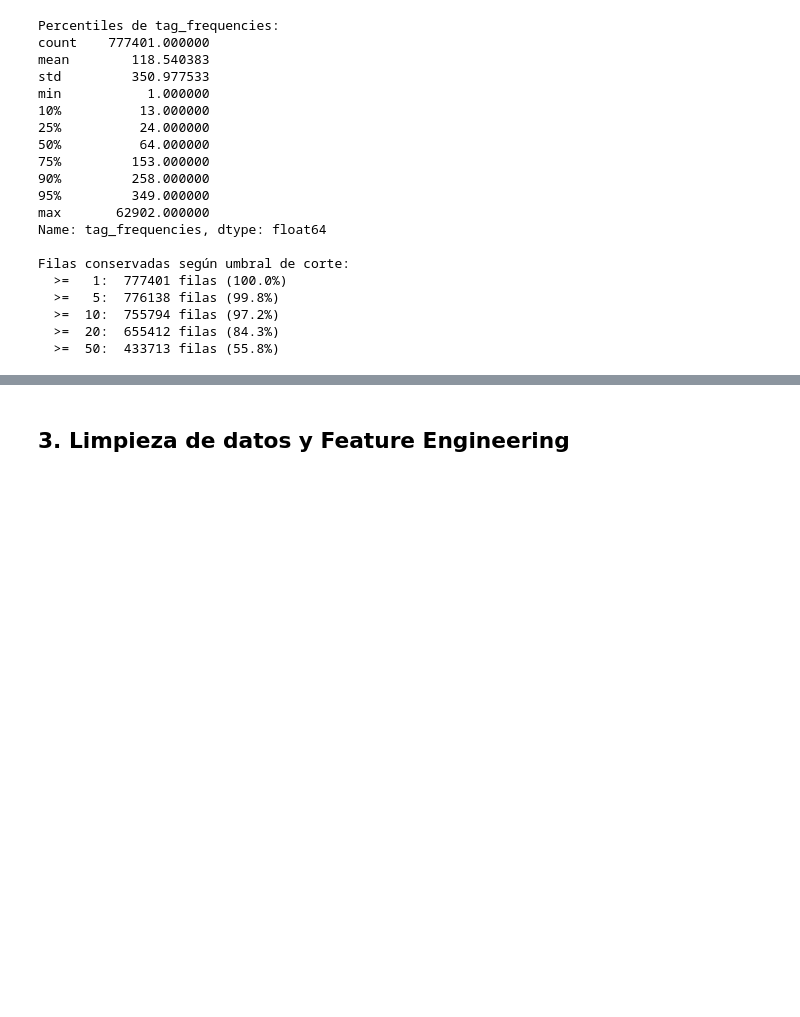
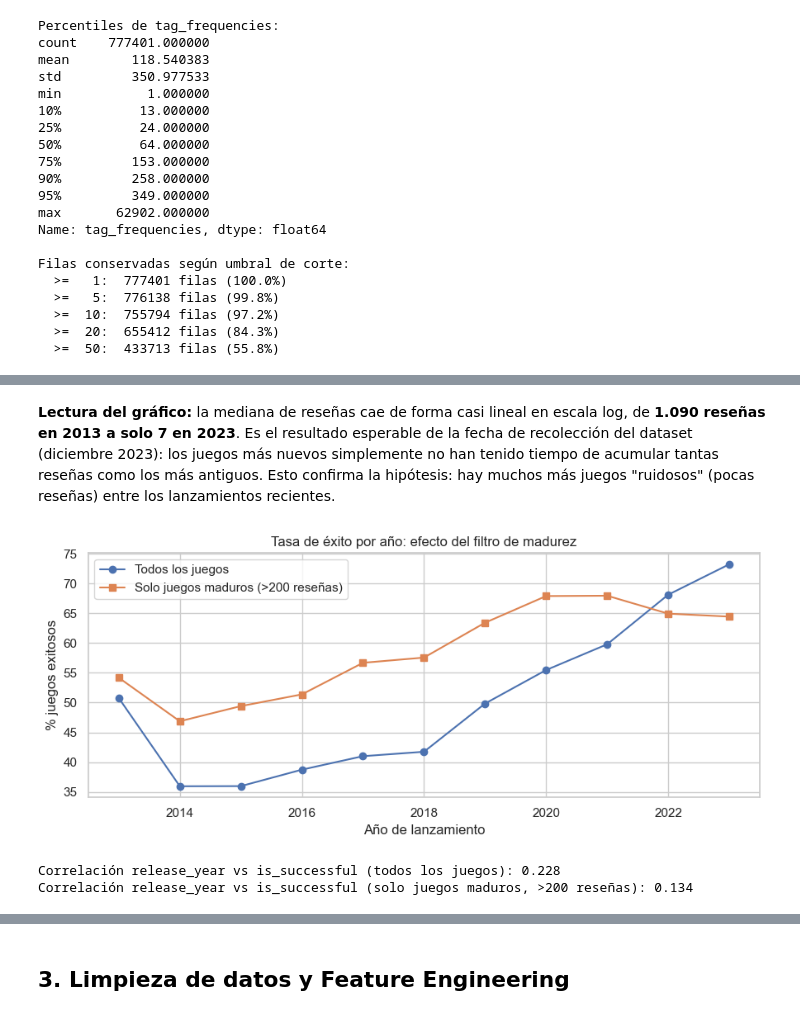
Before and after one commit to HichiroXD/Proyecto_IA_1, a Jupyter notebook: notebook/steam_analysis.ipynb, the cells around one changed output, grey strips where cells are left out. Drawn from its saved outputs; the diff is of its cells as text; code cells hidden in the pictures; blank space fills up the shorter version.

```diff
--- a/notebook/steam_analysis.ipynb
+++ b/notebook/steam_analysis.ipynb
@@ -205,0 +310,31 @@ Filas conservadas según umbral de corte:
+# %% [markdown]
+**Lectura del gráfico:** la mediana de reseñas cae de forma casi lineal en escala log, de
+**1.090 reseñas en 2013 a solo 7 en 2023**. Es el resultado esperable de la fecha de
+recolección del dataset (diciembre 2023): los juegos más nuevos simplemente no han tenido
+tiempo de acumular tantas reseñas como los más antiguos. Esto confirma la hipótesis: hay
+muchos más juegos "ruidosos" (pocas reseñas) entre los lanzamientos recientes.
+# %%
+# Comparación: tasa de éxito por año, con y sin juegos de bajo volumen de reseñas
+df_mature = df_games[df_games['total_reviews'] > 200]
+
+all_rate = df_games.groupby('release_year')['is_successful'].mean() * 100
+mature_rate = df_mature.groupby('release_year')['is_successful'].mean() * 100
+
+plt.figure(figsize=(9, 4))
+plt.plot(all_rate.index, all_rate.values, marker='o', label='Todos los juegos')
+plt.plot(mature_rate.index, mature_rate.values, marker='s', label='Solo juegos maduros (>200 reseñas)')
+plt.ylabel('% juegos exitosos')
+plt.xlabel('Año de lanzamiento')
+plt.title('Tasa de éxito por año: efecto del filtro de madurez')
+plt.legend()
+plt.tight_layout()
+plt.show()
+
+print('Correlación release_year vs is_successful (todos los juegos):',
+      df_games['release_year'].corr(df_games['is_successful']).round(3))
+print('Correlación release_year vs is_successful (solo juegos maduros, >200 reseñas):',
+      df_mature['release_year'].corr(df_mature['is_successful']).round(3))
+# %% [output]
+[figure, added]
+Correlación release_year vs is_successful (todos los juegos): 0.228
+Correlación release_year vs is_successful (solo juegos maduros, >200 reseñas): 0.134
```
Also changed, not shown: parts of 14 cells of this notebook, 1 other file.
